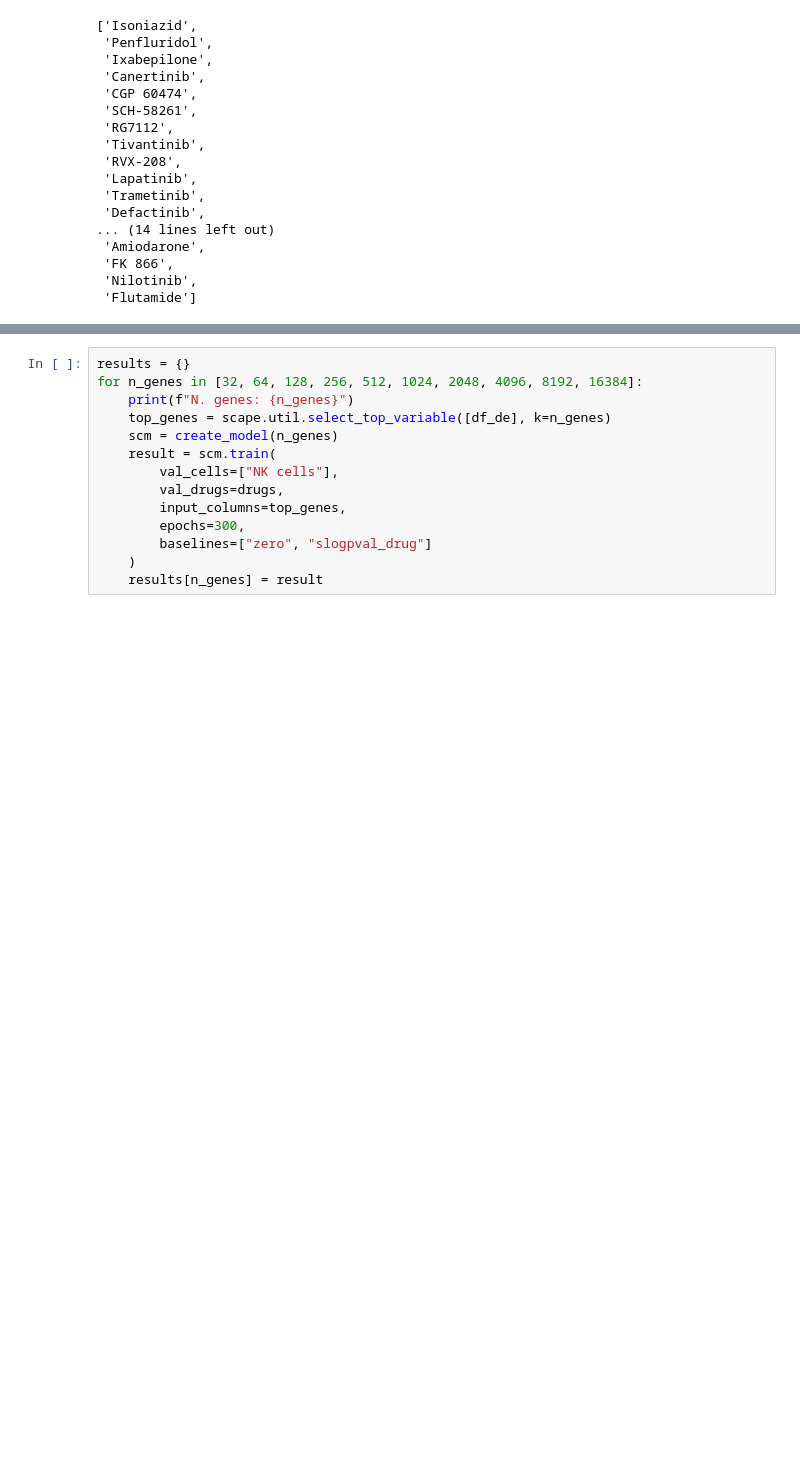
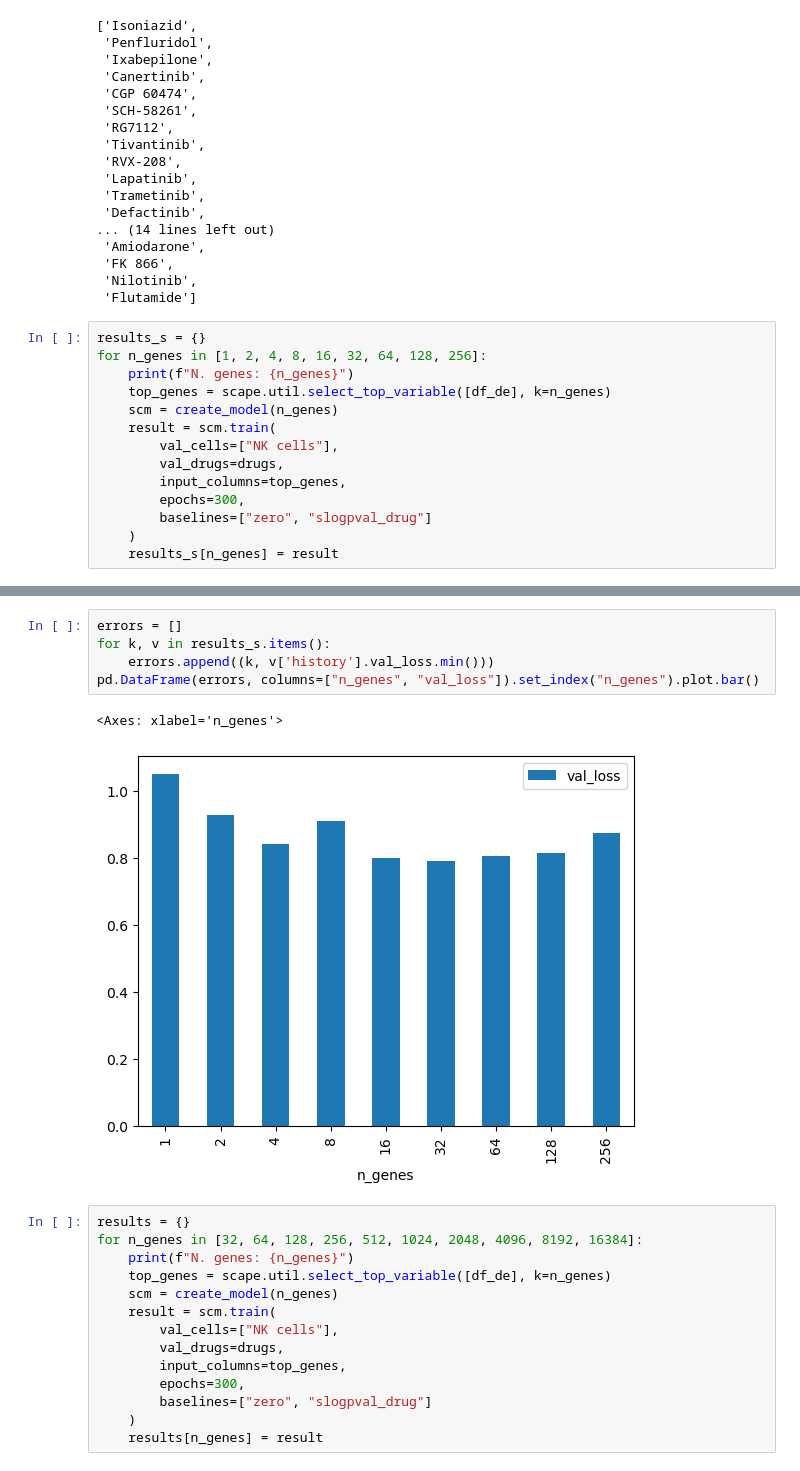
Before and after one commit to scapeML/scape, a Jupyter notebook: docs/notebooks/subset-genes.ipynb, the cells around one changed output, grey strips where cells are left out. Drawn from its saved outputs; the diff is of its cells as text; blank space fills up the shorter version.

Commit message:
Add experiment from 1 to 256 genes

```diff
--- a/docs/notebooks/subset-genes.ipynb
+++ b/docs/notebooks/subset-genes.ipynb
@@ -124,3 +124,17 @@ drugs
  'FK 866',
  'Nilotinib',
  'Flutamide']
+# %%
+results_s = {}
+for n_genes in [1, 2, 4, 8, 16, 32, 64, 128, 256]:
+    print(f"N. genes: {n_genes}")
+    top_genes = scape.util.select_top_variable([df_de], k=n_genes)
+    scm = create_model(n_genes)
+    result = scm.train(
+        val_cells=["NK cells"],
+        val_drugs=drugs,
+        input_columns=top_genes,
+        epochs=300,
+        baselines=["zero", "slogpval_drug"]
+    )
+    results_s[n_genes] = result
@@ -127,3 +159,11 @@ drugs
+# %%
+errors = []
+for k, v in results_s.items():
+    errors.append((k, v['history'].val_loss.min()))
+pd.DataFrame(errors, columns=["n_genes", "val_loss"]).set_index("n_genes").plot.bar()
+# %% [output]
+<Axes: xlabel='n_genes'>
+[figure, added]
 # %%
 results = {}
 for n_genes in [32, 64, 128, 256, 512, 1024, 2048, 4096, 8192, 16384]:
```
Also changed, not shown: parts of 1 cell of this notebook.
